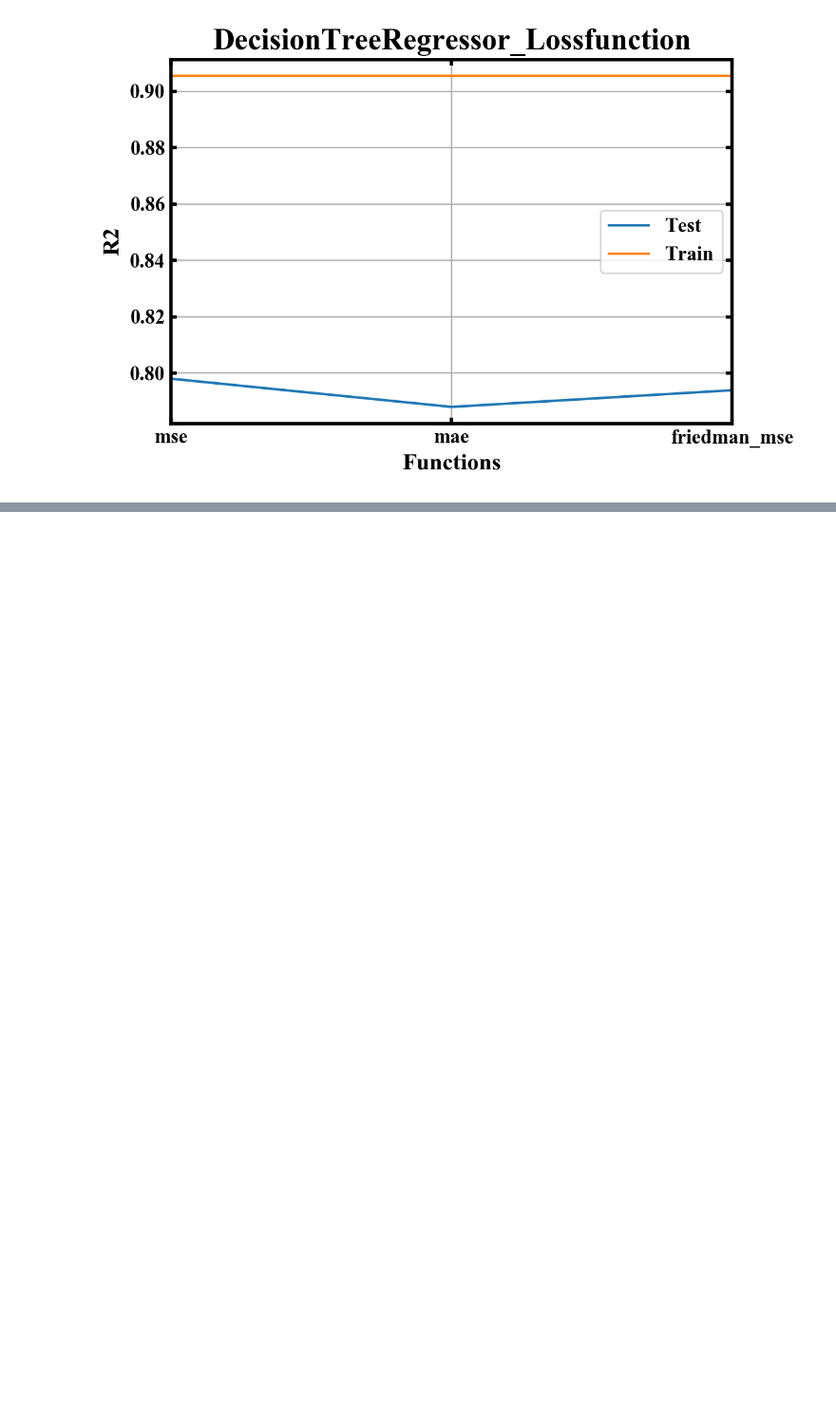
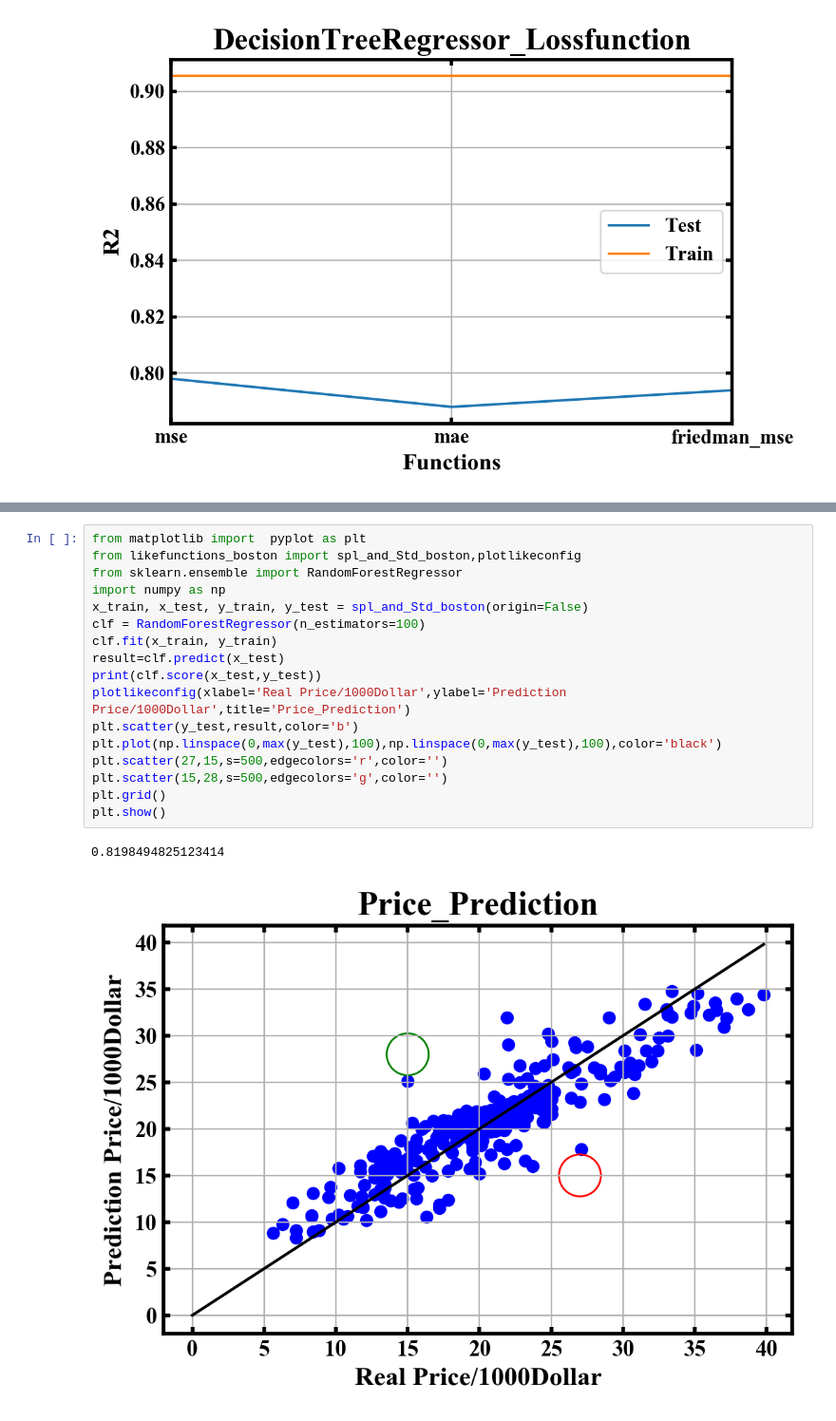
Before and after one commit to Time-Magic/Traning_code, a Jupyter notebook: Boston_parameter.ipynb, the cells around one changed output, grey strips where cells are left out. Shown at 95% size. Saved outputs shown, nothing was run; the diff lists cells and outputs as text; blank space fills up the shorter version.

```diff
--- a/Boston_parameter.ipynb
+++ b/Boston_parameter.ipynb
@@ -141,0 +165,20 @@ plt.show()
+# %%
+from matplotlib import  pyplot as plt
+from likefunctions_boston import spl_and_Std_boston,plotlikeconfig
+from sklearn.ensemble import RandomForestRegressor
+import numpy as np
+x_train, x_test, y_train, y_test = spl_and_Std_boston(origin=False)
+clf = RandomForestRegressor(n_estimators=100)
+clf.fit(x_train, y_train)
+result=clf.predict(x_test)
+print(clf.score(x_test,y_test))
+plotlikeconfig(xlabel='Real Price/1000Dollar',ylabel='Prediction Price/1000Dollar',title='Price_Prediction')
+plt.scatter(y_test,result,color='b')
+plt.plot(np.linspace(0,max(y_test),100),np.linspace(0,max(y_test),100),color='black')
+plt.scatter(27,15,s=500,edgecolors='r',color='')
+plt.scatter(15,28,s=500,edgecolors='g',color='')
+plt.grid()
+plt.show()
+# %% [output]
+0.8198494825123414
+[figure, added]
```
Also changed, not shown: parts of 13 cells of this notebook, 1 other file.
